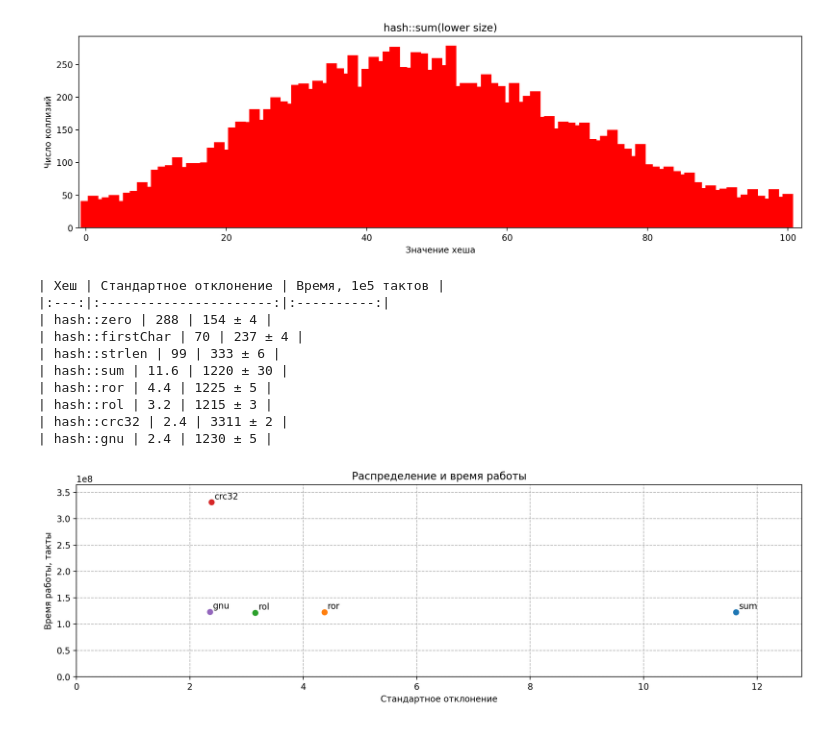
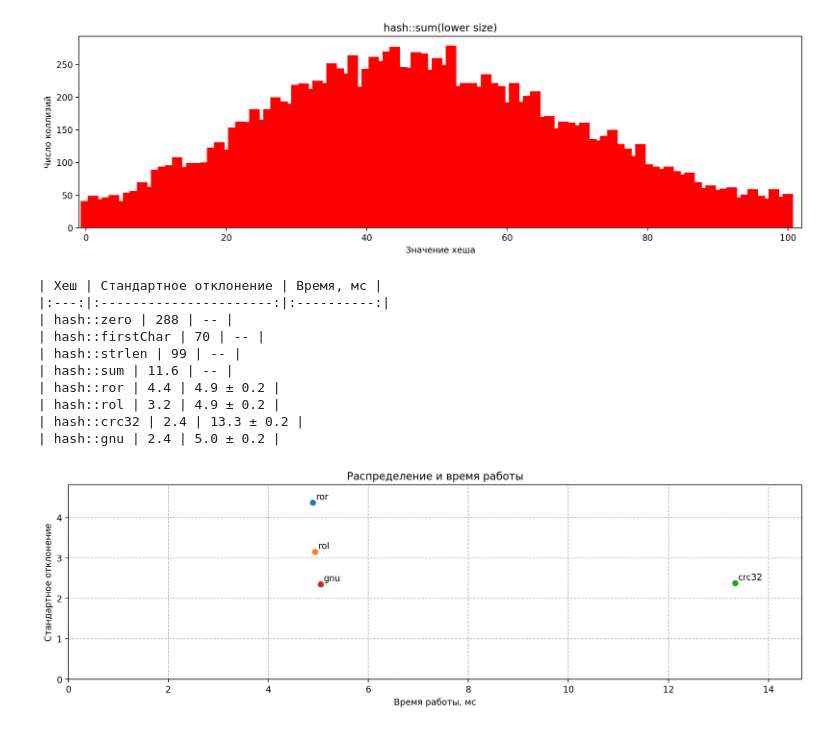
Before and after one commit to victorbaldin56/hashmap, a Jupyter notebook: graphs.ipynb, the cells around one changed output. Cells and saved outputs as stored; diff of their text form; code cells hidden in the pictures.

Commit message:
remeasure time with std::chrono & improved stats structure

```diff
--- a/graphs.ipynb
+++ b/graphs.ipynb
@@ -56,55 +56,56 @@ plot_hash_func(sum_low_size['num'], sum_low_size['load'],
 # %% [output]
 [figure]
 # %%
-print('| Хеш | Стандартное отклонение | Время, 1e5 тактов |')
+print('| Хеш | Стандартное отклонение | Время, мс |')
 print('|:---:|:----------------------:|:----------:|')
 
-timestats = pd.read_csv('stats/hashtime.csv')
+START_IND = 4
 
-timestats.transpose()
+good_hashes = HASH_FUNCS[START_IND:]
 
-avg_times = [0] * HASH_FUNCS.__len__()
-std_times = [0] * HASH_FUNCS.__len__()
+times = read_files([f'{STATS_DIR}/{name}_time.csv' for name in good_hashes])
+timevals = [t['time'] for t in times]
+
 devs = [0] * HASH_FUNCS.__len__()
+avg_times = [0] * good_hashes.__len__()
+times_stddev = [0] * good_hashes.__len__()
 
 for i in range(HASH_FUNCS.__len__()):
-    timevals = np.array(timestats)[i][1:]
     devs[i] = np.std(loads[i])
-    avg_times[i] = np.mean(timevals)
-    std_times[i] = np.std(timevals)
     if i < 3:
-        print(f'| {HASH_FUNCS[i]} | {devs[i]:.0f} | {avg_times[i] // 1e5:.0f} ± {std_times[i] // 1e5:.0f} |')
-    elif i == 3:
-        print(f'| {HASH_FUNCS[i]} | {devs[i]:.1f} | {avg_times[i] // 1e6:.0f}0 ± {std_times[i] // 1e6:.0f}0 |')
+        print(f'| {HASH_FUNCS[i]} | {devs[i]:.0f} | -- |')
+    elif 3 <= i < START_IND:
+        print(f'| {HASH_FUNCS[i]} | {devs[i]:.1f} | -- |')
     else:
-        print(f'| {HASH_FUNCS[i]} | {devs[i]:.1f} | {avg_times[i] // 1e5:.0f} ± {std_times[i] // 1e5:.0f} |')
+        avg_times[i - START_IND] = np.mean(timevals[i - START_IND])
+        times_stddev[i - START_IND] = np.std(timevals[i - START_IND])
+        print(f'| {HASH_FUNCS[i]} | {devs[i]:.1f} | {avg_times[i - START_IND] / 1e6:.1f} ± {times_stddev[i - START_IND] / 1e6:.1f} |')
 # %% [output]
-| Хеш | Стандартное отклонение | Время, 1e5 тактов |
+| Хеш | Стандартное отклонение | Время, мс |
 |:---:|:----------------------:|:----------:|
-| hash::zero | 288 | 154 ± 4 |
-| hash::firstChar | 70 | 237 ± 4 |
-| hash::strlen | 99 | 333 ± 6 |
-| hash::sum | 11.6 | 1220 ± 30 |
-| hash::ror | 4.4 | 1225 ± 5 |
-| hash::rol | 3.2 | 1215 ± 3 |
-| hash::crc32 | 2.4 | 3311 ± 2 |
-| hash::gnu | 2.4 | 1230 ± 5 |
+| hash::zero | 288 | -- |
+| hash::firstChar | 70 | -- |
+| hash::strlen | 99 | -- |
+| hash::sum | 11.6 | -- |
+| hash::ror | 4.4 | 4.9 ± 0.2 |
+| hash::rol | 3.2 | 4.9 ± 0.2 |
+| hash::crc32 | 2.4 | 13.3 ± 0.2 |
+| hash::gnu | 2.4 | 5.0 ± 0.2 |
 # %%
-START_INDEX = 3 # не рассматриваем очевидно плохие функции, чтобы раздувать диаграмму
+plt.figure(figsize=(15, 4), dpi=200)
+plt.ylim(0, max(devs[START_IND:]) * 1.1)
+plt.xlim(0, max(avg_times) * 1.1 / 1e6)
 
-plt.figure(figsize=(15, 4), dpi=200)
-plt.xlim(0, max(devs[START_INDEX:]) * 1.1)
-plt.ylim(0, max(avg_times[START_INDEX:]) * 1.1)
+for i in range(START_IND, HASH_FUNCS.__len__()):
+    plt.scatter([avg_times[i - START_IND] / 1e6], [devs[i]])
+    plt.annotate(good_hashes[i - START_IND].removeprefix('hash::'), (avg_times[i - START_IND] / 1e6, devs[i]),
+                 xytext=(10, 10), textcoords='offset pixels',
+                 size=10)
 
-for i in range(START_INDEX, HASH_FUNCS.__len__()):
-    plt.scatter([devs[i]], [avg_times[i]])
-    plt.annotate(HASH_FUNCS[i].removeprefix('hash::'), (devs[i], avg_times[i]), xytext=(10, 10),
-                 textcoords='offset pixels', size=10)
-
-plt.xlabel('Стандартное отклонение')
-plt.ylabel('Время работы, такты')
+plt.xlabel('Время работы, мc')
+plt.ylabel('Стандартное отклонение')
 plt.title('Распределение и время работы')
 plt.grid(linestyle='--')
 plt.savefig('graphs/dev_time.png')
 # %% [output]
-[figure, old version]
+[figure, new version]
```
Also changed, not shown: parts of 1 cell of this notebook, 43 other files.
